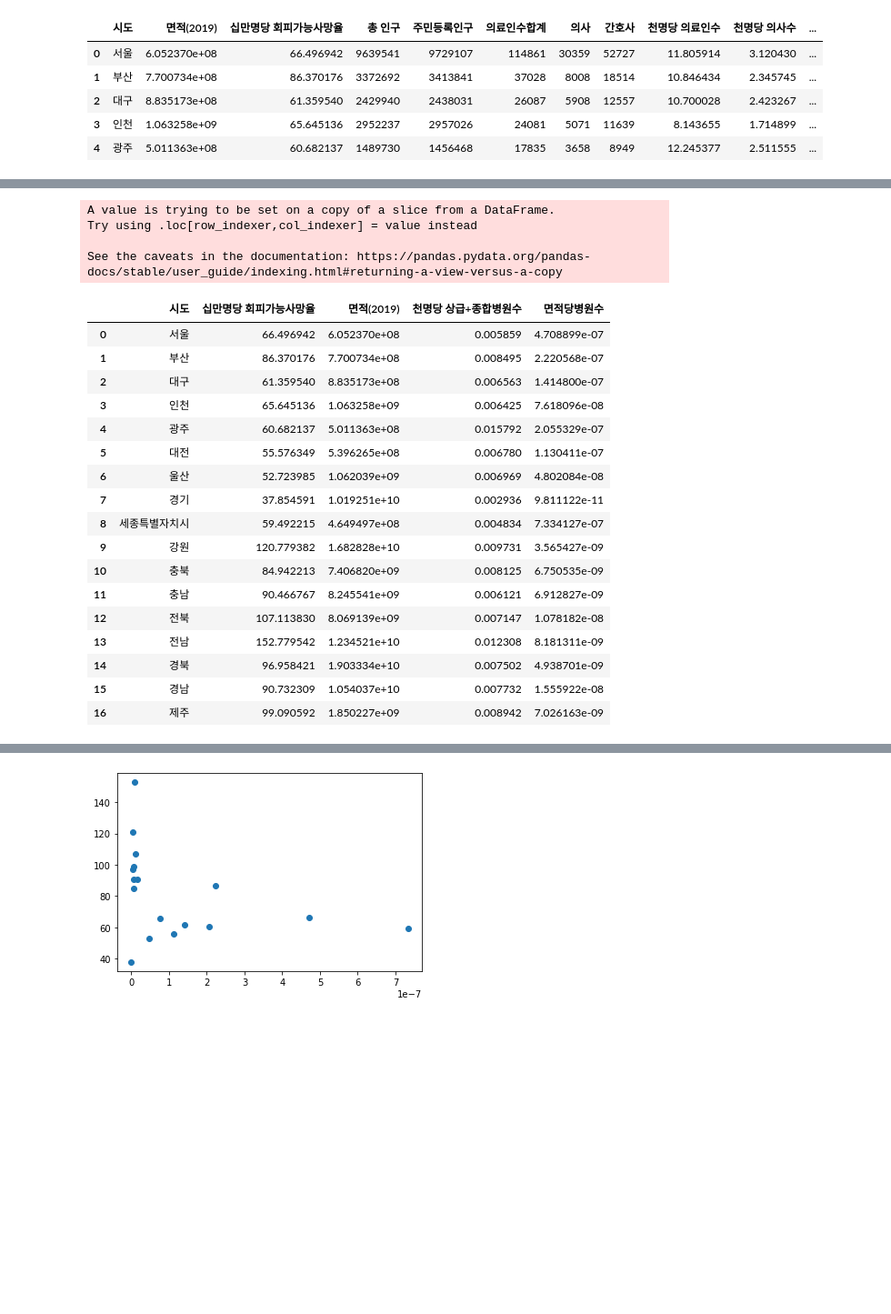
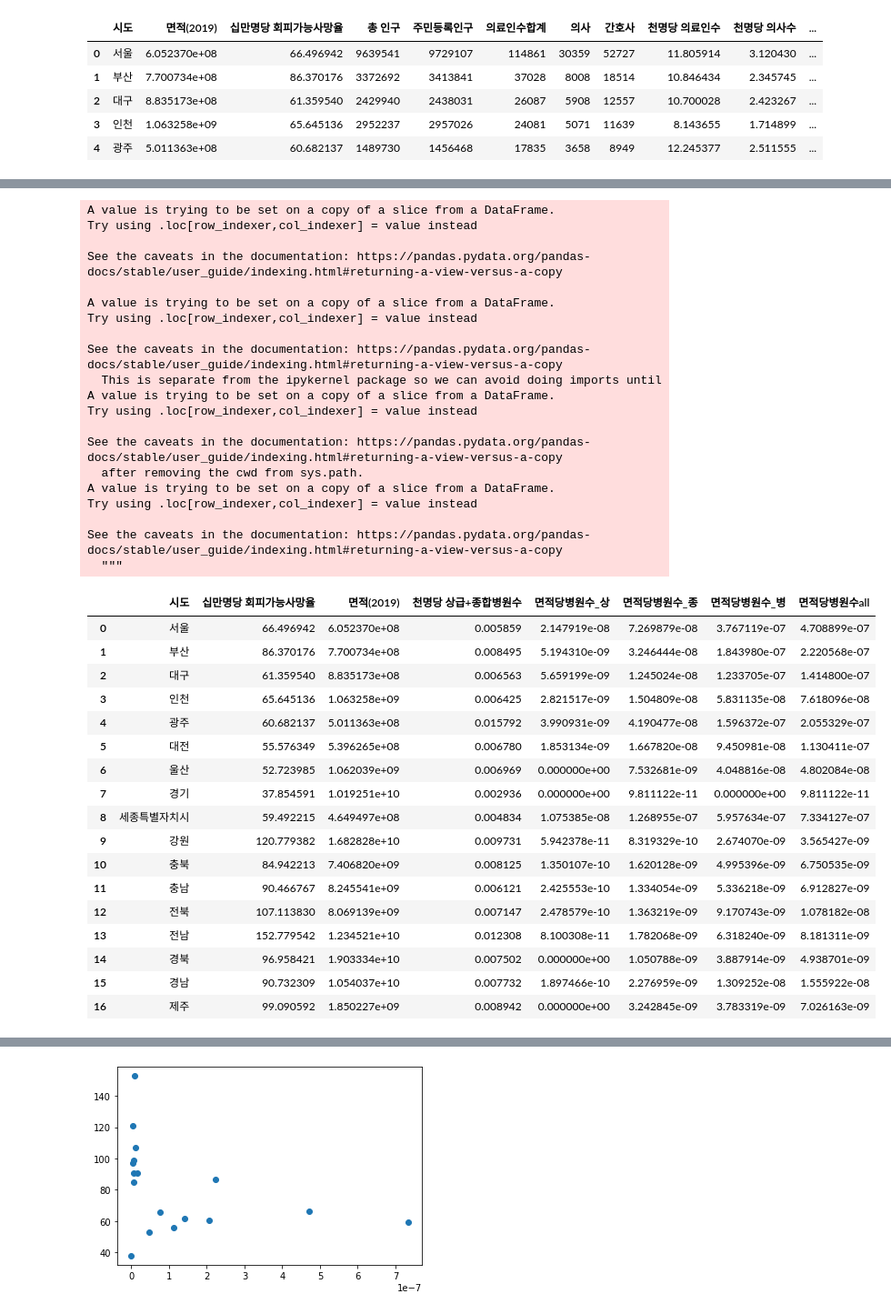
Before and after one commit to shinjaehoeh/MC_PJT, a Jupyter notebook: 2.PJT_team4/PJT03_병원밀도_상관관계.ipynb, the cells around one changed output, grey strips where cells are left out. Shown at 91% size. Drawn from its saved outputs; the diff is of its cells as text; code cells hidden in the pictures; blank space fills up the shorter version.

```diff
--- a/2.PJT_team4/PJT03_병원밀도_상관관계.ipynb
+++ b/2.PJT_team4/PJT03_병원밀도_상관관계.ipynb
@@ -41,27 +144,46 @@ df.head()
 # %%
 df1 =  df[['시도', '십만명당 회피가능사망율', '면적(2019)', '천명당 상급+종합병원수']]
-df1['면적당병원수'] = (df['상급종합병원']+df['종합병원']+df['병원']) / df1['면적(2019)']
+df1['면적당병원수_상'] = (df['상급종합병원']) / df1['면적(2019)']
+df1['면적당병원수_종'] = (df['종합병원']) / df1['면적(2019)']
+df1['면적당병원수_병'] = (df['병원']) / df1['면적(2019)']
+df1['면적당병원수all'] = (df['상급종합병원']+df['종합병원']+df['병원']) / df1['면적(2019)']
 df1
 # %% [output]
 A value is trying to be set on a copy of a slice from a DataFrame.
 Try using .loc[row_indexer,col_indexer] = value instead
 
 See the caveats in the documentation: https://pandas.pydata.org/pandas-docs/stable/user_guide/indexing.html#returning-a-view-versus-a-copy
+
+A value is trying to be set on a copy of a slice from a DataFrame.
+Try using .loc[row_indexer,col_indexer] = value instead
+
+See the caveats in the documentation: https://pandas.pydata.org/pandas-docs/stable/user_guide/indexing.html#returning-a-view-versus-a-copy
+  This is separate from the ipykernel package so we can avoid doing imports until
+A value is trying to be set on a copy of a slice from a DataFrame.
+Try using .loc[row_indexer,col_indexer] = value instead
+
+See the caveats in the documentation: https://pandas.pydata.org/pandas-docs/stable/user_guide/indexing.html#returning-a-view-versus-a-copy
+  after removing the cwd from sys.path.
+A value is trying to be set on a copy of a slice from a DataFrame.
+Try using .loc[row_indexer,col_indexer] = value instead
+
+See the caveats in the documentation: https://pandas.pydata.org/pandas-docs/stable/user_guide/indexing.html#returning-a-view-versus-a-copy
+  """
-|  | 시도 | 십만명당 회피가능사망율 | 면적(2019) | 천명당 상급+종합병원수 | 면적당병원수 |
-| 0 | 서울 | 66.496942 | 6.052370e+08 | 0.005859 | 4.708899e-07 |
-| 1 | 부산 | 86.370176 | 7.700734e+08 | 0.008495 | 2.220568e-07 |
-| 2 | 대구 | 61.359540 | 8.835173e+08 | 0.006563 | 1.414800e-07 |
-| 3 | 인천 | 65.645136 | 1.063258e+09 | 0.006425 | 7.618096e-08 |
-| 4 | 광주 | 60.682137 | 5.011363e+08 | 0.015792 | 2.055329e-07 |
-| 5 | 대전 | 55.576349 | 5.396265e+08 | 0.006780 | 1.130411e-07 |
-| 6 | 울산 | 52.723985 | 1.062039e+09 | 0.006969 | 4.802084e-08 |
-| 7 | 경기 | 37.854591 | 1.019251e+10 | 0.002936 | 9.811122e-11 |
-| 8 | 세종특별자치시 | 59.492215 | 4.649497e+08 | 0.004834 | 7.334127e-07 |
-| 9 | 강원 | 120.779382 | 1.682828e+10 | 0.009731 | 3.565427e-09 |
-| 10 | 충북 | 84.942213 | 7.406820e+09 | 0.008125 | 6.750535e-09 |
-| 11 | 충남 | 90.466767 | 8.245541e+09 | 0.006121 | 6.912827e-09 |
-| 12 | 전북 | 107.113830 | 8.069139e+09 | 0.007147 | 1.078182e-08 |
-| 13 | 전남 | 152.779542 | 1.234521e+10 | 0.012308 | 8.181311e-09 |
-| 14 | 경북 | 96.958421 | 1.903334e+10 | 0.007502 | 4.938701e-09 |
-| 15 | 경남 | 90.732309 | 1.054037e+10 | 0.007732 | 1.555922e-08 |
-| 16 | 제주 | 99.090592 | 1.850227e+09 | 0.008942 | 7.026163e-09 |
+|  | 시도 | 십만명당 회피가능사망율 | 면적(2019) | 천명당 상급+종합병원수 | 면적당병원수_상 | 면적당병원수_종 | 면적당병원수_병 | 면적당병원수all |
+| 0 | 서울 | 66.496942 | 6.052370e+08 | 0.005859 | 2.147919e-08 | 7.269879e-08 | 3.767119e-07 | 4.708899e-07 |
+| 1 | 부산 | 86.370176 | 7.700734e+08 | 0.008495 | 5.194310e-09 | 3.246444e-08 | 1.843980e-07 | 2.220568e-07 |
+| 2 | 대구 | 61.359540 | 8.835173e+08 | 0.006563 | 5.659199e-09 | 1.245024e-08 | 1.233705e-07 | 1.414800e-07 |
+| 3 | 인천 | 65.645136 | 1.063258e+09 | 0.006425 | 2.821517e-09 | 1.504809e-08 | 5.831135e-08 | 7.618096e-08 |
+| 4 | 광주 | 60.682137 | 5.011363e+08 | 0.015792 | 3.990931e-09 | 4.190477e-08 | 1.596372e-07 | 2.055329e-07 |
+| 5 | 대전 | 55.576349 | 5.396265e+08 | 0.006780 | 1.853134e-09 | 1.667820e-08 | 9.450981e-08 | 1.130411e-07 |
+| 6 | 울산 | 52.723985 | 1.062039e+09 | 0.006969 | 0.000000e+00 | 7.532681e-09 | 4.048816e-08 | 4.802084e-08 |
+| 7 | 경기 | 37.854591 | 1.019251e+10 | 0.002936 | 0.000000e+00 | 9.811122e-11 | 0.000000e+00 | 9.811122e-11 |
+| 8 | 세종특별자치시 | 59.492215 | 4.649497e+08 | 0.004834 | 1.075385e-08 | 1.268955e-07 | 5.957634e-07 | 7.334127e-07 |
+| 9 | 강원 | 120.779382 | 1.682828e+10 | 0.009731 | 5.942378e-11 | 8.319329e-10 | 2.674070e-09 | 3.565427e-09 |
+| 10 | 충북 | 84.942213 | 7.406820e+09 | 0.008125 | 1.350107e-10 | 1.620128e-09 | 4.995396e-09 | 6.750535e-09 |
+| 11 | 충남 | 90.466767 | 8.245541e+09 | 0.006121 | 2.425553e-10 | 1.334054e-09 | 5.336218e-09 | 6.912827e-09 |
+| 12 | 전북 | 107.113830 | 8.069139e+09 | 0.007147 | 2.478579e-10 | 1.363219e-09 | 9.170743e-09 | 1.078182e-08 |
+| 13 | 전남 | 152.779542 | 1.234521e+10 | 0.012308 | 8.100308e-11 | 1.782068e-09 | 6.318240e-09 | 8.181311e-09 |
+| 14 | 경북 | 96.958421 | 1.903334e+10 | 0.007502 | 0.000000e+00 | 1.050788e-09 | 3.887914e-09 | 4.938701e-09 |
+| 15 | 경남 | 90.732309 | 1.054037e+10 | 0.007732 | 1.897466e-10 | 2.276959e-09 | 1.309252e-08 | 1.555922e-08 |
+| 16 | 제주 | 99.090592 | 1.850227e+09 | 0.008942 | 0.000000e+00 | 3.242845e-09 | 3.783319e-09 | 7.026163e-09 |
```
Also changed, not shown: parts of 24 cells of this notebook, 4 other files.
